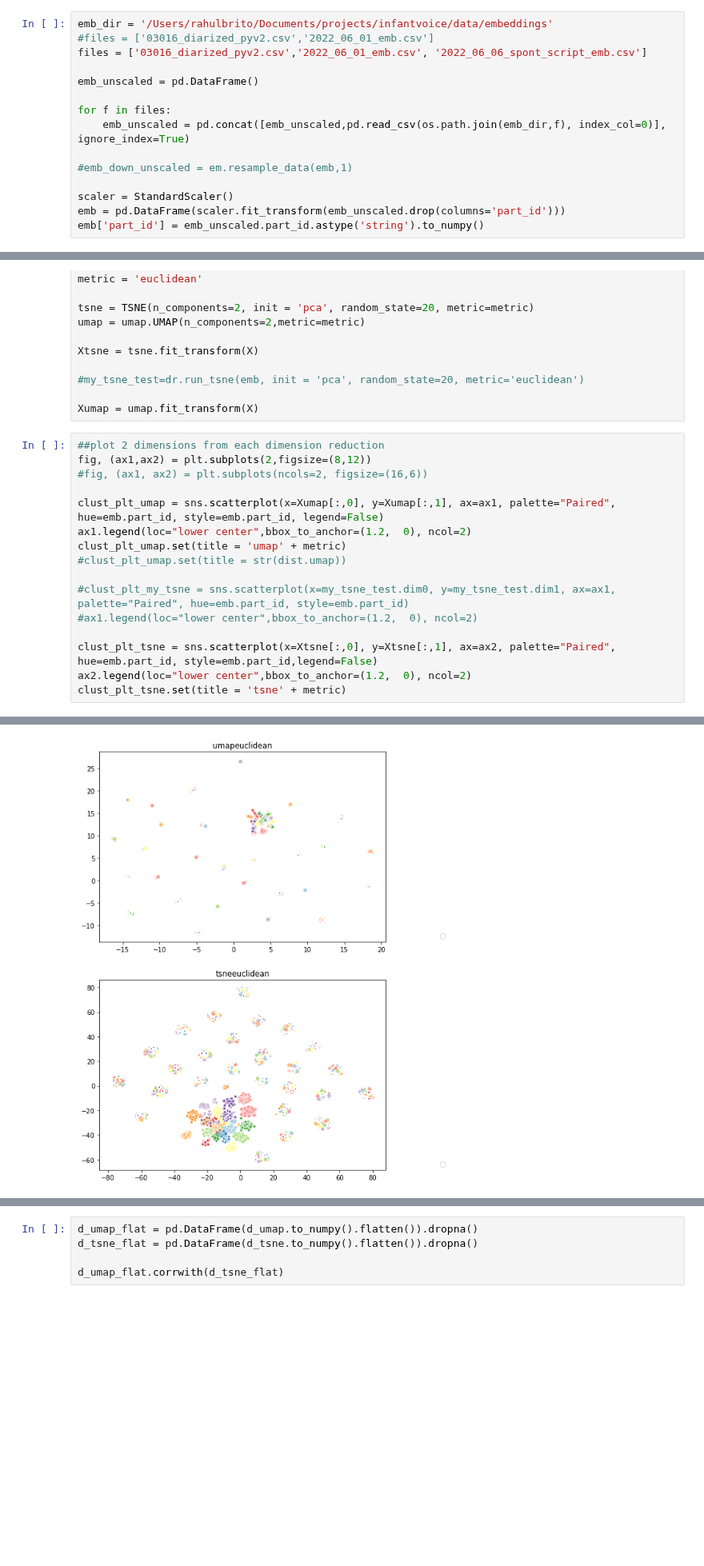
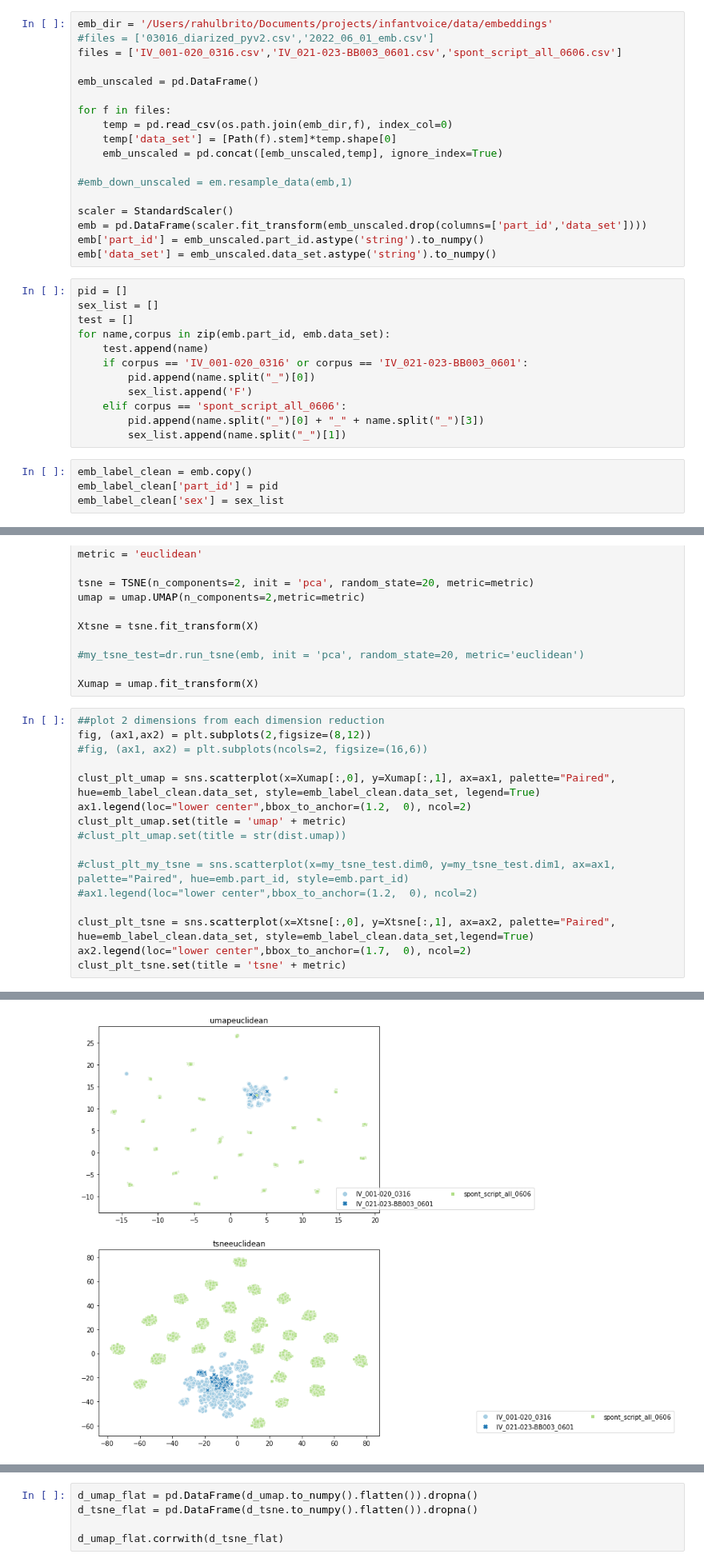
Before and after one commit to Rahul-Brito/infantvoice, a Jupyter notebook: scripts/Sohye Notebook Extra Embeddings.ipynb, the cells around one changed output, grey strips where cells are left out. Shown at 80% size. Saved outputs shown, nothing was run; the diff lists cells and outputs as text; blank space fills up the shorter version.

Commit message:
got extra embeddings going through and plots! seems the two datasets are quite separate? also separates by sex

```diff
--- a/scripts/Sohye Notebook Extra Embeddings.ipynb
+++ b/scripts/Sohye Notebook Extra Embeddings.ipynb
@@ -37,18 +39,37 @@ OMP: Info #271: omp_set_nested routine deprecated, please use omp_set_max_active
 # %%
 emb_dir = '/Users/rahulbrito/Documents/projects/infantvoice/data/embeddings'
 #files = ['03016_diarized_pyv2.csv','2022_06_01_emb.csv']
-files = ['03016_diarized_pyv2.csv','2022_06_01_emb.csv', '2022_06_06_spont_script_emb.csv']
+files = ['IV_001-020_0316.csv','IV_021-023-BB003_0601.csv','spont_script_all_0606.csv']
 
 emb_unscaled = pd.DataFrame()
 
 for f in files:
-    emb_unscaled = pd.concat([emb_unscaled,pd.read_csv(os.path.join(emb_dir,f), index_col=0)], ignore_index=True)
+    temp = pd.read_csv(os.path.join(emb_dir,f), index_col=0)
+    temp['data_set'] = [Path(f).stem]*temp.shape[0]
+    emb_unscaled = pd.concat([emb_unscaled,temp], ignore_index=True)
 
 #emb_down_unscaled = em.resample_data(emb,1)
 
 scaler = StandardScaler()
-emb = pd.DataFrame(scaler.fit_transform(emb_unscaled.drop(columns='part_id')))
+emb = pd.DataFrame(scaler.fit_transform(emb_unscaled.drop(columns=['part_id','data_set'])))
 emb['part_id'] = emb_unscaled.part_id.astype('string').to_numpy()
+emb['data_set'] = emb_unscaled.data_set.astype('string').to_numpy()
+# %%
+pid = []
+sex_list = []
+test = []
+for name,corpus in zip(emb.part_id, emb.data_set):
+    test.append(name)
+    if corpus == 'IV_001-020_0316' or corpus == 'IV_021-023-BB003_0601':
+        pid.append(name.split("_")[0])
+        sex_list.append('F')
+    elif corpus == 'spont_script_all_0606':
+        pid.append(name.split("_")[0] + "_" + name.split("_")[3])
+        sex_list.append(name.split("_")[1])
+# %%
+emb_label_clean = emb.copy()
+emb_label_clean['part_id'] = pid
+emb_label_clean['sex'] = sex_list
 # %%
 from sklearn.manifold import TSNE
 import umap
@@ -70,7 +91,7 @@ Xumap = umap.fit_transform(X)
 fig, (ax1,ax2) = plt.subplots(2,figsize=(8,12))
 #fig, (ax1, ax2) = plt.subplots(ncols=2, figsize=(16,6))
 
-clust_plt_umap = sns.scatterplot(x=Xumap[:,0], y=Xumap[:,1], ax=ax1, palette="Paired", hue=emb.part_id, style=emb.part_id, legend=False)
+clust_plt_umap = sns.scatterplot(x=Xumap[:,0], y=Xumap[:,1], ax=ax1, palette="Paired", hue=emb_label_clean.data_set, style=emb_label_clean.data_set, legend=True)
 ax1.legend(loc="lower center",bbox_to_anchor=(1.2,  0), ncol=2)
 clust_plt_umap.set(title = 'umap' + metric)
 #clust_plt_umap.set(title = str(dist.umap))
@@ -78,7 +99,7 @@ clust_plt_umap.set(title = 'umap' + metric)
 #clust_plt_my_tsne = sns.scatterplot(x=my_tsne_test.dim0, y=my_tsne_test.dim1, ax=ax1, palette="Paired", hue=emb.part_id, style=emb.part_id)
 #ax1.legend(loc="lower center",bbox_to_anchor=(1.2,  0), ncol=2)
 
-clust_plt_tsne = sns.scatterplot(x=Xtsne[:,0], y=Xtsne[:,1], ax=ax2, palette="Paired", hue=emb.part_id, style=emb.part_id,legend=False)
-ax2.legend(loc="lower center",bbox_to_anchor=(1.2,  0), ncol=2)
+clust_plt_tsne = sns.scatterplot(x=Xtsne[:,0], y=Xtsne[:,1], ax=ax2, palette="Paired", hue=emb_label_clean.data_set, style=emb_label_clean.data_set,legend=True)
+ax2.legend(loc="lower center",bbox_to_anchor=(1.7,  0), ncol=2)
 clust_plt_tsne.set(title = 'tsne' + metric)
 # %% [output]
@@ -88 +107 @@ No artists with labels found to put in legend.  Note that artists whose label st
-[figure, old version]
+[figure, new version]
```
Also changed, not shown: parts of 8 cells of this notebook.
